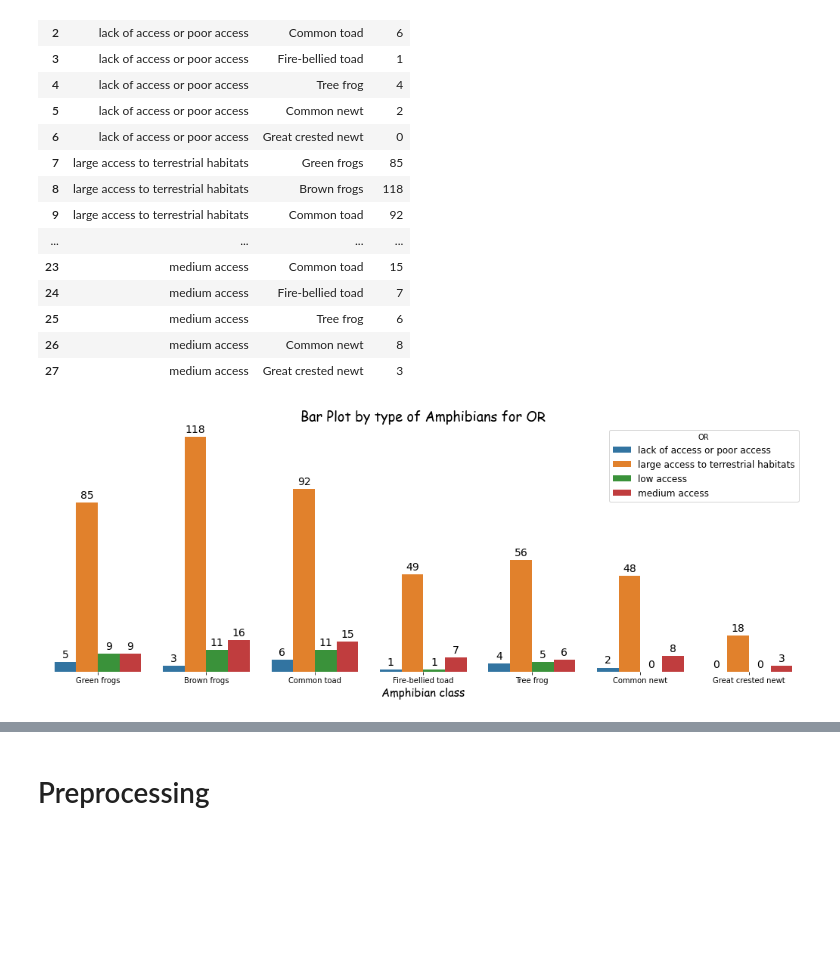
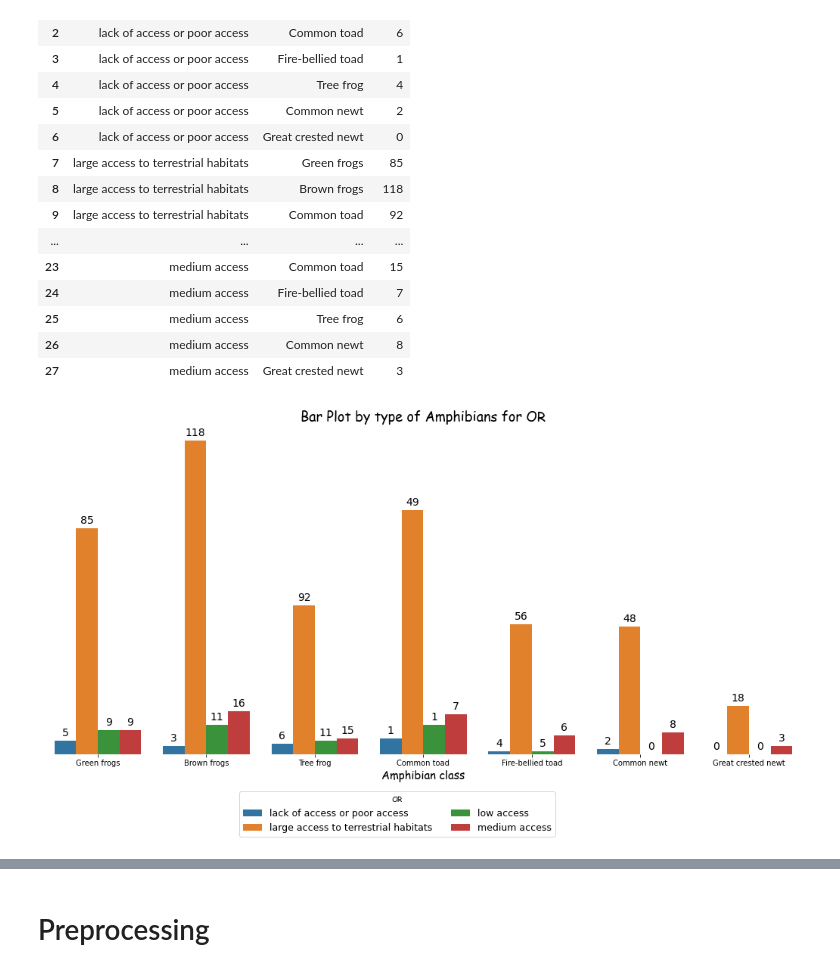
Before and after one commit to Renata-Thomazelli/amphibians, a Jupyter notebook: amphibians-Copy1.ipynb, the cells around one changed output, grey strips where cells are left out. Drawn from its saved outputs; the diff is of its cells as text; code cells hidden in the pictures; blank space fills up the shorter version.

```diff
--- a/amphibians-Copy1.ipynb
+++ b/amphibians-Copy1.ipynb
@@ -357,28 +357,31 @@ df_or_label_grouped
 | 25 | medium access | Tree frog | 6 |
 | 26 | medium access | Common newt | 8 |
 | 27 | medium access | Great crested newt | 3 |
-# %%
-fig, ax = plt.subplots(figsize=(18, 6))
-sns.barplot(x='amphibian class', y='Total', hue='or_label',
-ax=ax, data=df_or_label_grouped)
-csfont = {'fontname':'Comic Sans MS'}
-ax.set_title("Bar Plot by type of Amphibians for OR", fontdict = {'fontsize':18}, **csfont)
-ax.set_xlabel("Amphibian class",fontdict = {'fontsize':15}, **csfont)
-ax.set_ylabel("Total", fontdict={'fontsize' : 15})
-ax.yaxis.set_visible(False)
-ax.spines['top'].set_visible(False)
-ax.spines['right'].set_visible(False)
-ax.spines['bottom'].set_visible(False)
-ax.spines['left'].set_visible(False)
-ax.legend(fontsize=12,title='OR')
-
-#Annotate the bars with value
-for p, v in zip(ax.patches, df_or_label_grouped['Total']):
- height = p.get_height()
- ax.text(p.get_x() + p.get_width() / 2, height + 1, v,
- ha='center', va='bottom', fontdict = {'fontsize':14})
-
-fig.savefig("charts/Bar Plot by type of Amphibians for OR.png",transparent = False,facecolor ="w",bbox_inches ="tight",pad_inches = 1,edgecolor ='w',orientation ='landscape', dpi=300)
-plt.show()
-# %% [output]
-[figure, removed]
+# %%
+fig, ax = plt.subplots(figsize=(18, 8))
+sns.barplot(x='amphibian class', y='Total', hue='or_label',
+ax=ax, data=df_or_label_grouped,order=['Green frogs','Brown frogs','Tree frog','Common toad','Fire-bellied toad','Common newt','Great crested newt'] )
+csfont = {'fontname':'Comic Sans MS'}
+ax.set_title("Bar Plot by type of Amphibians for OR", fontdict = {'fontsize':18}, **csfont)
+ax.set_xlabel("Amphibian class",fontdict = {'fontsize':15}, **csfont)
+ax.set_ylabel("Total", fontdict={'fontsize' : 15})
+ax.yaxis.set_visible(False)
+ax.spines['top'].set_visible(False)
+ax.spines['right'].set_visible(False)
+ax.spines['bottom'].set_visible(False)
+ax.spines['left'].set_visible(False)
+ax.legend(fontsize=12.5,title='OR',loc='best', bbox_to_anchor=(0.18, -0.6, 0.5, 0.5),ncol=2)
+leg_title = ax.get_legend()
+plt.setp(leg_title.get_title(), family='Comic Sans MS')
+#plt.setp(leg.get_texts(), family='Ubuntu Mono')
+
+#Annotate the bars with value
+for p, v in zip(ax.patches, df_or_label_grouped['Total']):
+ height = p.get_height()
+ ax.text(p.get_x() + p.get_width() / 2, height + 1, v,
+ ha='center', va='bottom', fontdict = {'fontsize':14})
+
+fig.savefig("charts/Bar Plot by type of Amphibians for OR.png",transparent = False,facecolor ="w",bbox_inches ="tight",pad_inches = 1,edgecolor ='w',orientation ='landscape', dpi=300)
+plt.show()
+# %% [output]
+[figure, added]
```
Also changed, not shown: parts of 6 cells of this notebook, 5 other files.
